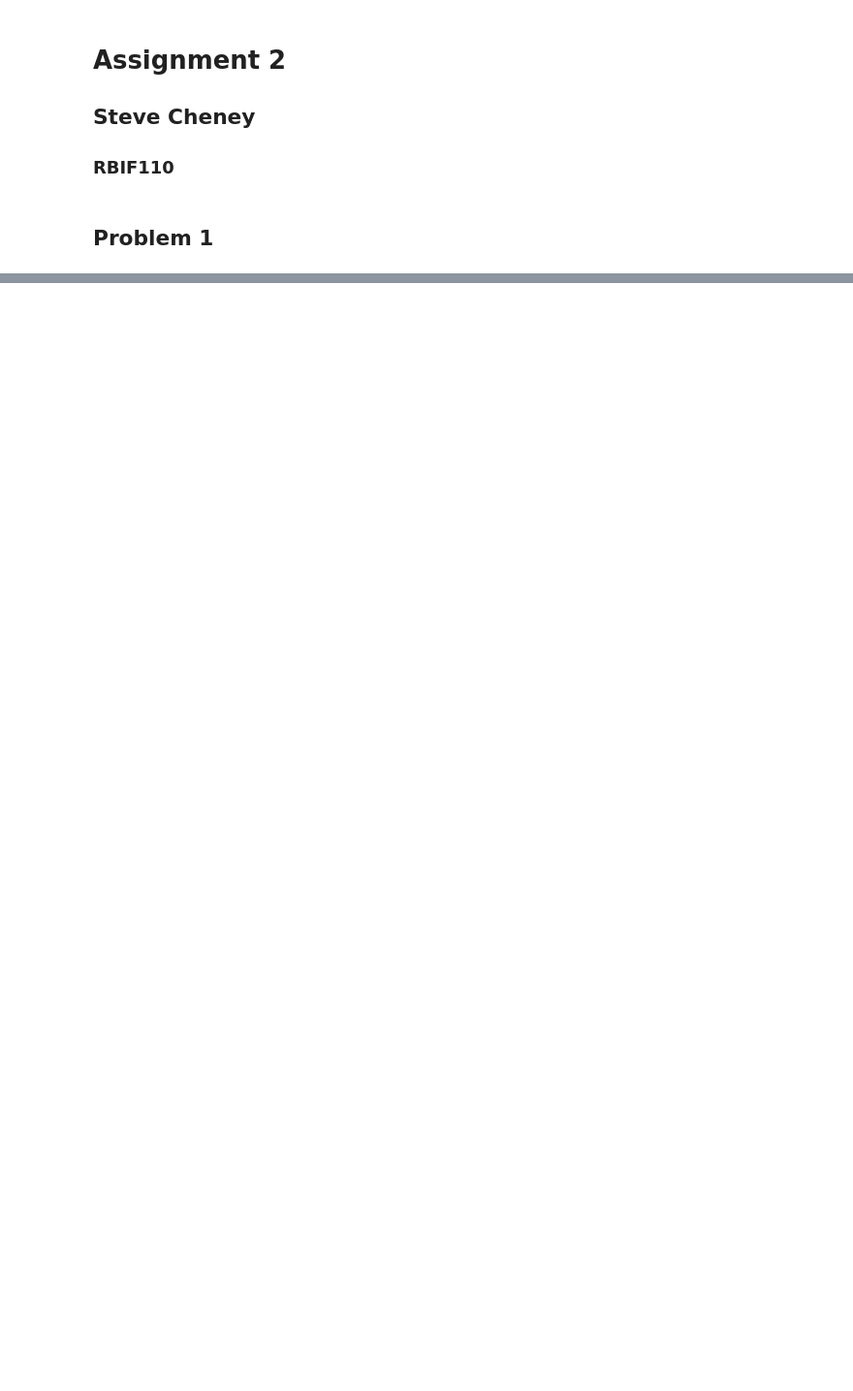
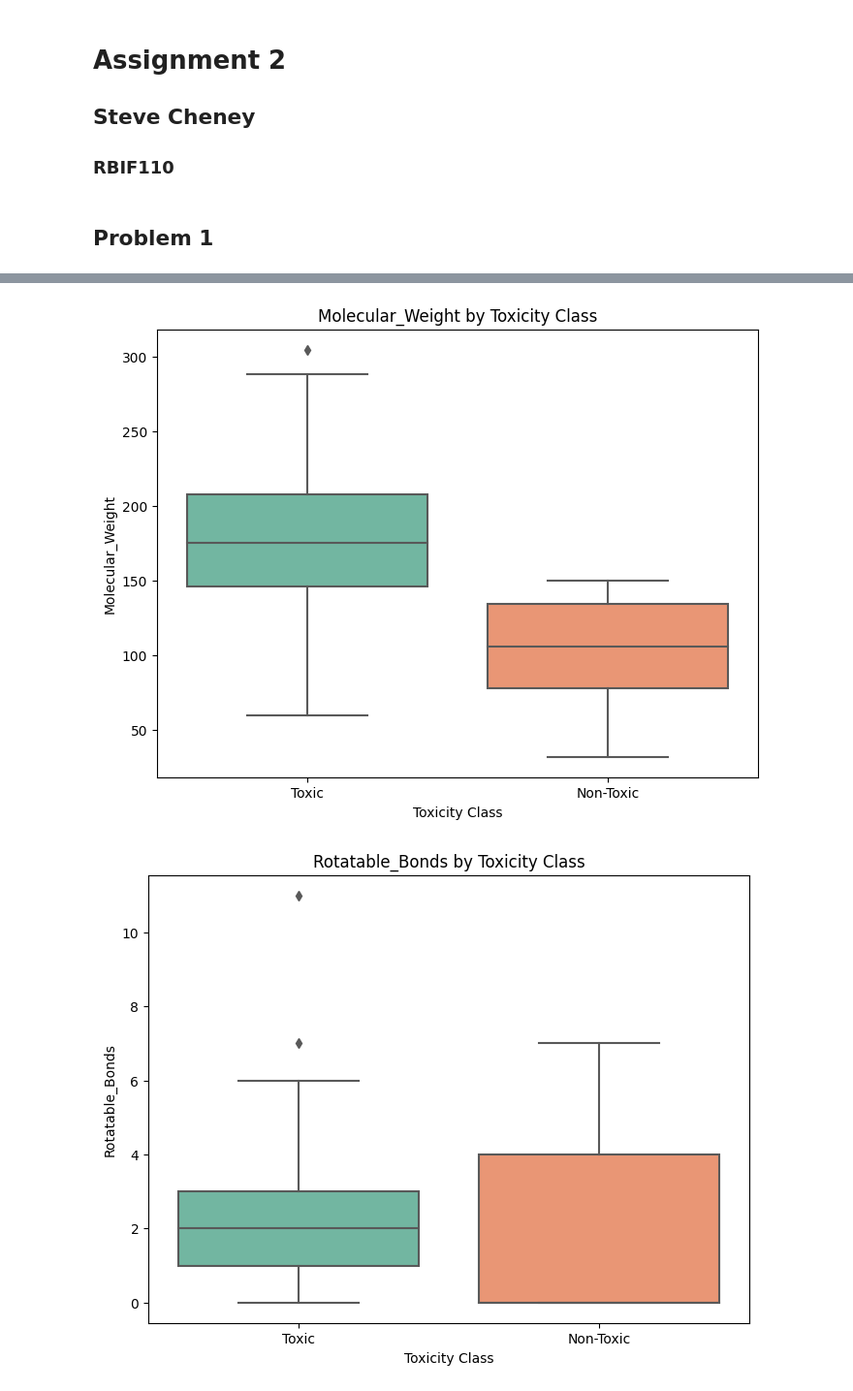
Before and after one commit to Steve-Cheney/Cheminformatics, a Jupyter notebook: rbif-110-a2/a2.ipynb, the cells around one changed output, grey strips where cells are left out. Shown at 97% size. Drawn from its saved outputs; the diff is of its cells as text; code cells hidden in the pictures; blank space fills up the shorter version.

```diff
--- a/rbif-110-a2/a2.ipynb
+++ b/rbif-110-a2/a2.ipynb
@@ -349,0 +176,32 @@ grid
+# %%
+# Filter the dataset to include only Toxic (LC50 <= 1) and Non-Toxic (LC50 > 100); see citation [1]
+filtered_lc50_df = lc50_df[(lc50_df["LC50_mmol"] <= 1) | (lc50_df["LC50_mmol"] > 100)].copy()
+filtered_lc50_df["Toxicity_Class"] = np.where(filtered_lc50_df["LC50_mmol"] <= 1, "Toxic", "Non-Toxic")
+
+# Boxplots for each descriptor by Toxicity_Class
+for col in ["Molecular_Weight", "Rotatable_Bonds", "Aromatic_Bonds", "ClogP", "TPSA"]:
+    plt.figure(figsize=(8, 6))
+    sns.boxplot(data=filtered_lc50_df, x="Toxicity_Class", y=col, palette="Set2")
+    plt.title(f"{col} by Toxicity Class")
+    plt.ylabel(col)
+    plt.xlabel("Toxicity Class")
+    plt.show()
+
+sns.pairplot(
+    filtered_lc50_df,
+    vars=["Molecular_Weight", "Rotatable_Bonds", "Aromatic_Bonds", "ClogP", "TPSA"],
+    hue="Toxicity_Class",
+    palette="Set1"
+)
+plt.show()
+
+descriptor_cols = ["Molecular_Weight", "Rotatable_Bonds", "Aromatic_Bonds", "ClogP", "TPSA"]
+corr_matrix = filtered_lc50_df[descriptor_cols].corr()
+
+plt.figure(figsize=(10, 8))
+sns.heatmap(corr_matrix, annot=True, cmap="coolwarm", fmt=".2f", linewidths=0.5, vmin=-1, vmax=1)
+plt.title("Correlation Matrix of Descriptors")
+plt.show()
+# %% [output]
+[figure, added]
+[figure, added]
```
Also changed, not shown: parts of 18 cells of this notebook.
